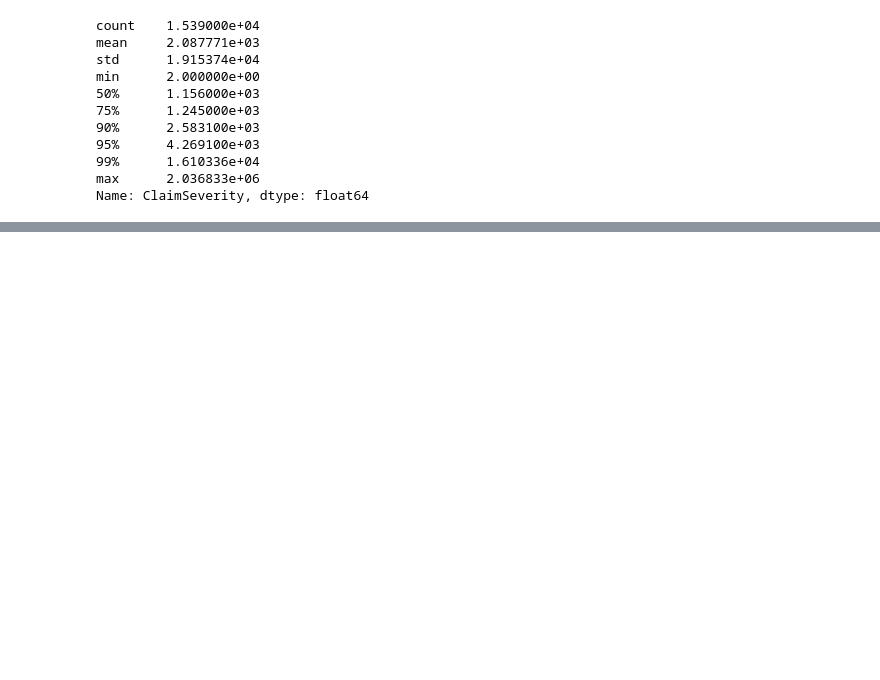
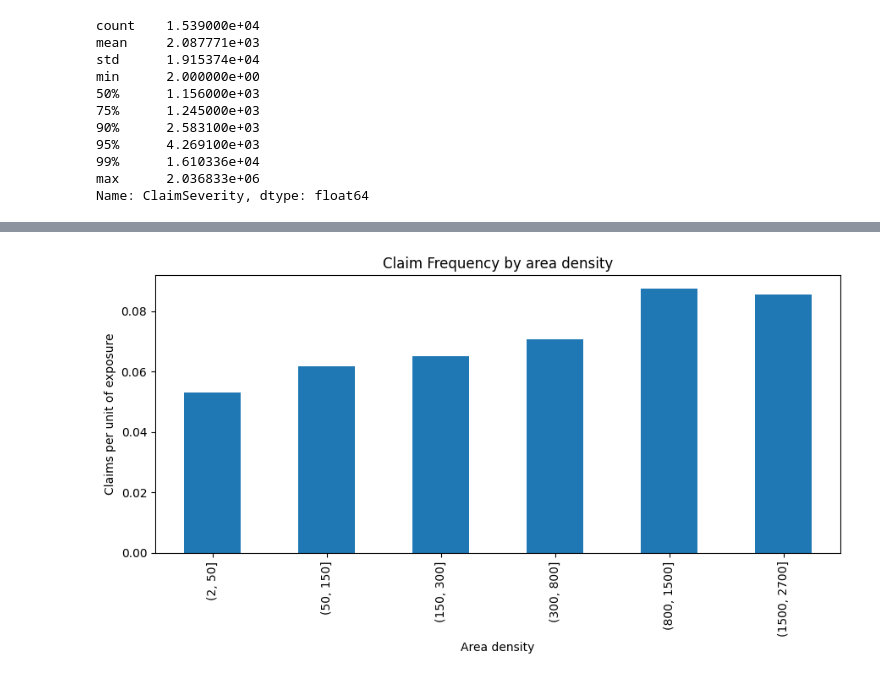
Before and after one commit to kacperskora/Licencjat_DS, a Jupyter notebook: notebooks/02_EDA.ipynb, the cells around one changed output, grey strips where cells are left out. Saved outputs shown, nothing was run; the diff lists cells and outputs as text; code cells hidden in the pictures; blank space fills up the shorter version.

```diff
--- a/notebooks/02_EDA.ipynb
+++ b/notebooks/02_EDA.ipynb
@@ -335,0 +499,22 @@ Name: ClaimSeverity, dtype: float64
+# %%
+data["DensityGroup"] = pd.cut(
+    data["Density"],
+    bins=[1, 50, 150, 300, 800, 1500, 2700],
+    right=True
+)
+
+frequency_by_density = (
+    data.groupby("DensityGroup", observed=True)
+      .agg(
+          policies=("PolicyID", "nunique"),
+          claims=("ClaimNb", "sum"),
+          exposure=("Exposure", "sum")
+      )
+)
+
+frequency_by_density["Frequency"] = (
+    frequency_by_density["claims"]
+    / frequency_by_density["exposure"]
+)
+
+display(frequency_by_density)
@@ -335,0 +530,13 @@ Name: ClaimSeverity, dtype: float64
+# %%
+frequency_by_density["Frequency"].plot(
+    kind="bar",
+    figsize=(9, 5)
+)
+
+plt.title("Claim Frequency by area density")
+plt.xlabel("Area density")
+plt.ylabel("Claims per unit of exposure")
+plt.tight_layout()
+plt.show()
+# %% [output]
+[figure, added]
```
Also changed, not shown: parts of 16 cells of this notebook.
